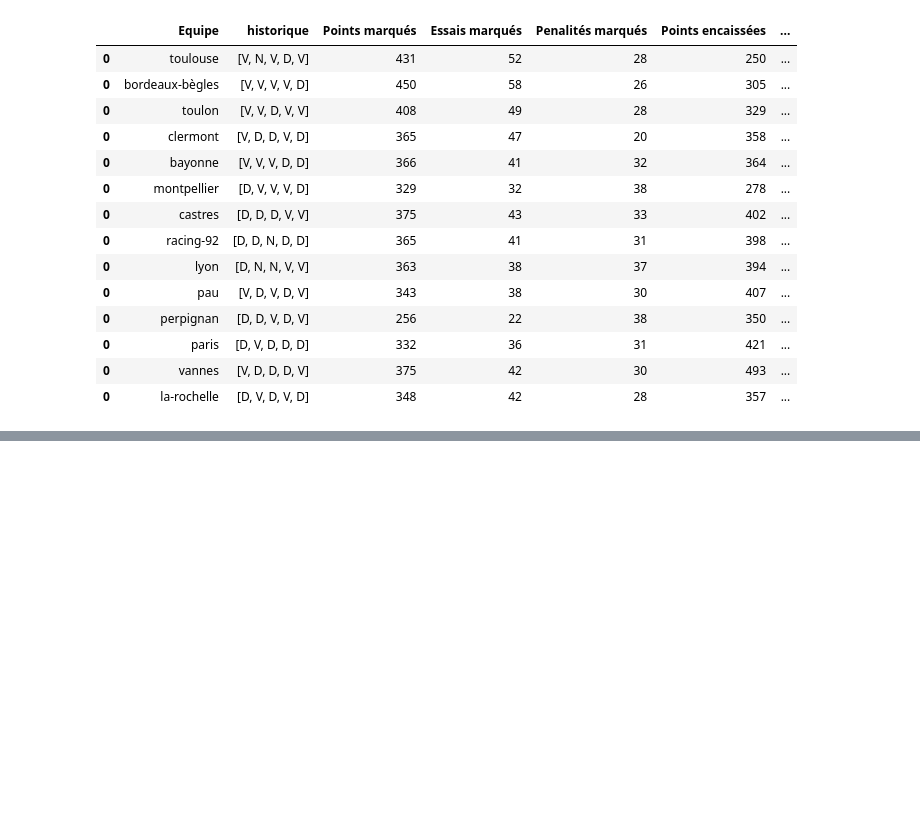
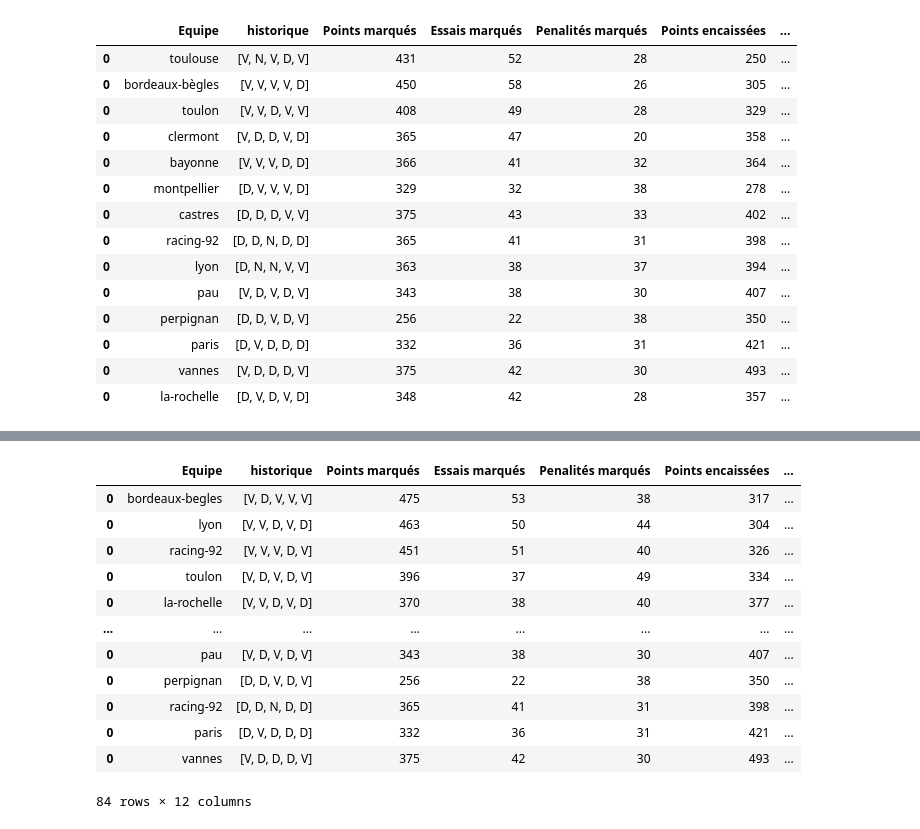
Before and after one commit to gentalex/rugby3, a Jupyter notebook: Stats_equipes_Alex.ipynb, the cells around one changed output, grey strips where cells are left out. Saved outputs shown, nothing was run; the diff lists cells and outputs as text; code cells hidden in the pictures; blank space fills up the shorter version.

Commit message:
maj stats equipes avec automatisation année et fix du bug

```diff
--- a/Stats_equipes_Alex.ipynb
+++ b/Stats_equipes_Alex.ipynb
@@ -332,3 +319,67 @@ df
 | 0 | paris | [D, V, D, D, D] | 332 | 36 | 31 | 421 | ... |
 | 0 | vannes | [V, D, D, D, V] | 375 | 42 | 30 | 493 | ... |
 | 0 | la-rochelle | [D, V, D, V, D] | 348 | 42 | 28 | 357 | ... |
+# %%
+list_annee = ['2019-2020', '2020-2021', '2021-2022', '2022-2023', '2023-2024', '2024-2025']
+
+df=pd.DataFrame()
+
+for annee in list_annee:
+    url = requests.get(f"https://top14.lnr.fr/classement/{annee}")
+    soup = BeautifulSoup(url.text, 'html.parser')
+    # stats = soup.find_all('a',href=True)
+    stats= soup.find_all('a' , {'class':"base-link base-link--black"})
+    liste_team=[]
+
+    for team in range (len(stats)):
+        liste_team.append(str(stats[team]).split('"')[3].split("/")[-1])
+
+    # print(liste_team)
+
+    for team in liste_team:
+
+        url = requests.get(f"https://top14.lnr.fr/club/{team}/statistiques/{annee}?")
+        soup = BeautifulSoup(url.text, 'html.parser')
+        stats = soup.find_all('div', {'class': 'club-statistics__container'})
+        stats=(stats[0].find_all('club-season-stats'))[0]
+        # print(stats)
+
+        list_histo=str(stats).split(":")[4:13]
+        listnb=[0,2,4,6,8]
+        list_historique=[]
+        for ele in listnb:
+            list_historique.append(list_histo[ele].split(",")[0])
+
+            listhisto_modifies = [mot.replace("\"", "") for mot in list_historique]
+
+            points_marque=int(str(stats).split(":")[15].split(',')[0])
+            essais_marque=int(str(stats).split(":")[16].split(',')[0])
+            penalite_marque=int(str(stats).split(":")[17].split(',')[0].split('}')[0])
+            points_encaisse=int(str(stats).split(":")[19].split(',')[0])
+            essais_encaisse=int(str(stats).split(":")[20].split(',')[0])
+            penalite_encaisse=int(str(stats).split(":")[21].split(',')[0].split('}')[0])
+            match_win = int(str(stats).split(":")[23].split(',')[0])
+            pourcentage_victoire = int(str(stats).split(":")[24].split('}')[0])
+            carton_jaune=int(str(stats).split(":")[30].split(',')[0])
+            carton_rouge= int(str(stats).split(":")[31].split(',')[0])
+
+            df_stats= pd.DataFrame({
+            "Saison": annee,
+            "Equipe":team,
+            "historique":[listhisto_modifies],
+            "Points marqués":points_marque,
+            "Essais marqués":essais_marque,
+            "Penalités marqués":penalite_marque,
+            "Points encaissées":points_encaisse,
+            "Essai encaissées":essais_encaisse,
+            "Pénalités encaisse":penalite_encaisse,
+            "Matchs gagnés":match_win,
+            "Pourcentage victoire":pourcentage_victoire,
+            "Carton jaune": carton_jaune,
+            "Carton rouge":carton_rouge,
+            })
+
+        df=pd.concat([df,df_stats])
+
+df
+# %% [output]
@@ -334,0 +392,13 @@ df
+|  | Equipe | historique | Points marqués | Essais marqués | Penalités marqués | Points encaissées | ... |
+| 0 | bordeaux-begles | [V, D, V, V, V] | 475 | 53 | 38 | 317 | ... |
+| 0 | lyon | [V, V, D, V, D] | 463 | 50 | 44 | 304 | ... |
+| 0 | racing-92 | [V, V, V, D, V] | 451 | 51 | 40 | 326 | ... |
+| 0 | toulon | [V, D, V, D, V] | 396 | 37 | 49 | 334 | ... |
+| 0 | la-rochelle | [V, V, D, V, D] | 370 | 38 | 40 | 377 | ... |
+| ... | ... | ... | ... | ... | ... | ... | ... |
+| 0 | pau | [V, D, V, D, V] | 343 | 38 | 30 | 407 | ... |
+| 0 | perpignan | [D, D, V, D, V] | 256 | 22 | 38 | 350 | ... |
+| 0 | racing-92 | [D, D, N, D, D] | 365 | 41 | 31 | 398 | ... |
+| 0 | paris | [D, V, D, D, D] | 332 | 36 | 31 | 421 | ... |
+| 0 | vannes | [V, D, D, D, V] | 375 | 42 | 30 | 493 | ... |
+84 rows × 12 columns
```
Also changed, not shown: parts of 8 cells of this notebook.
